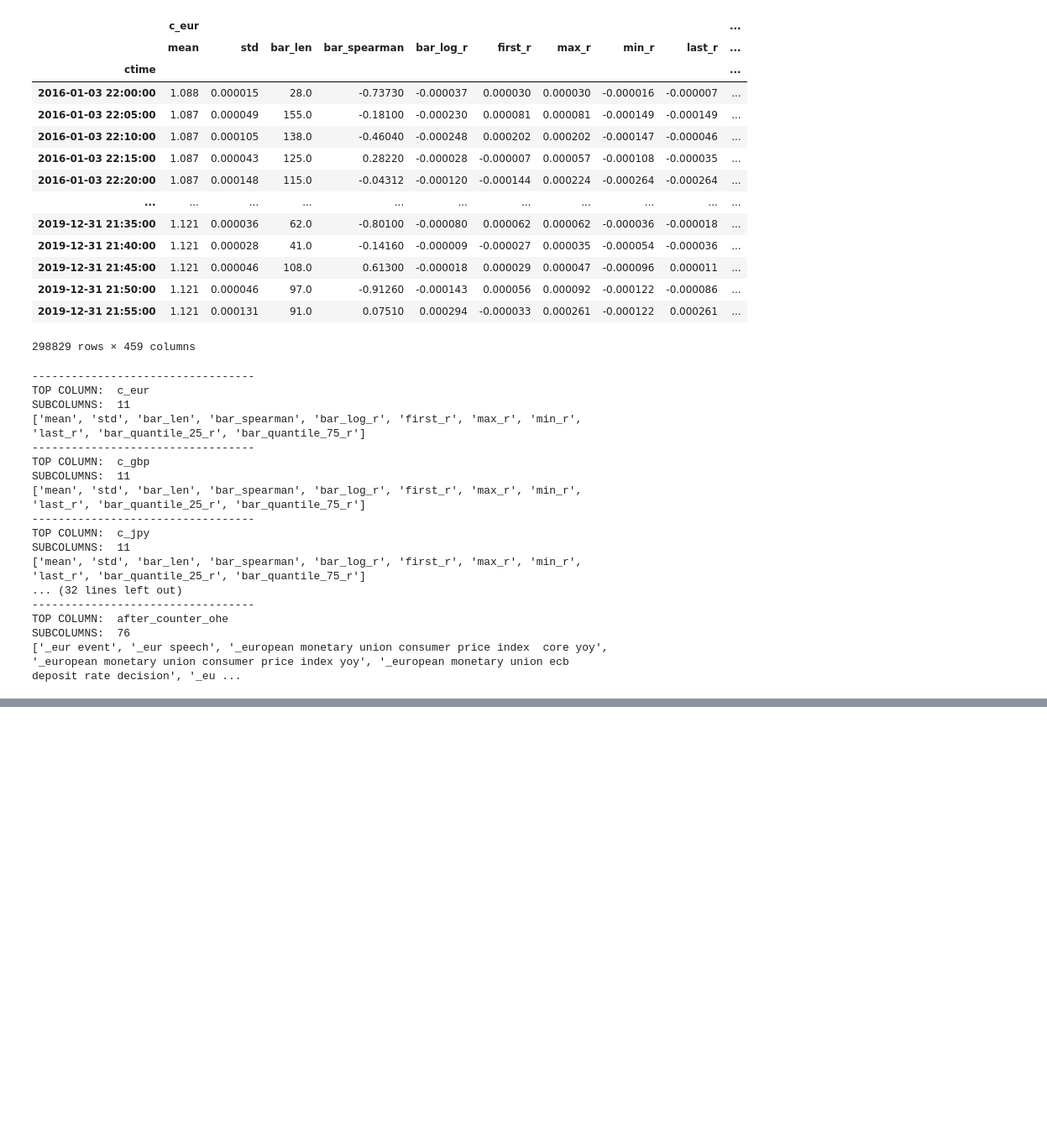
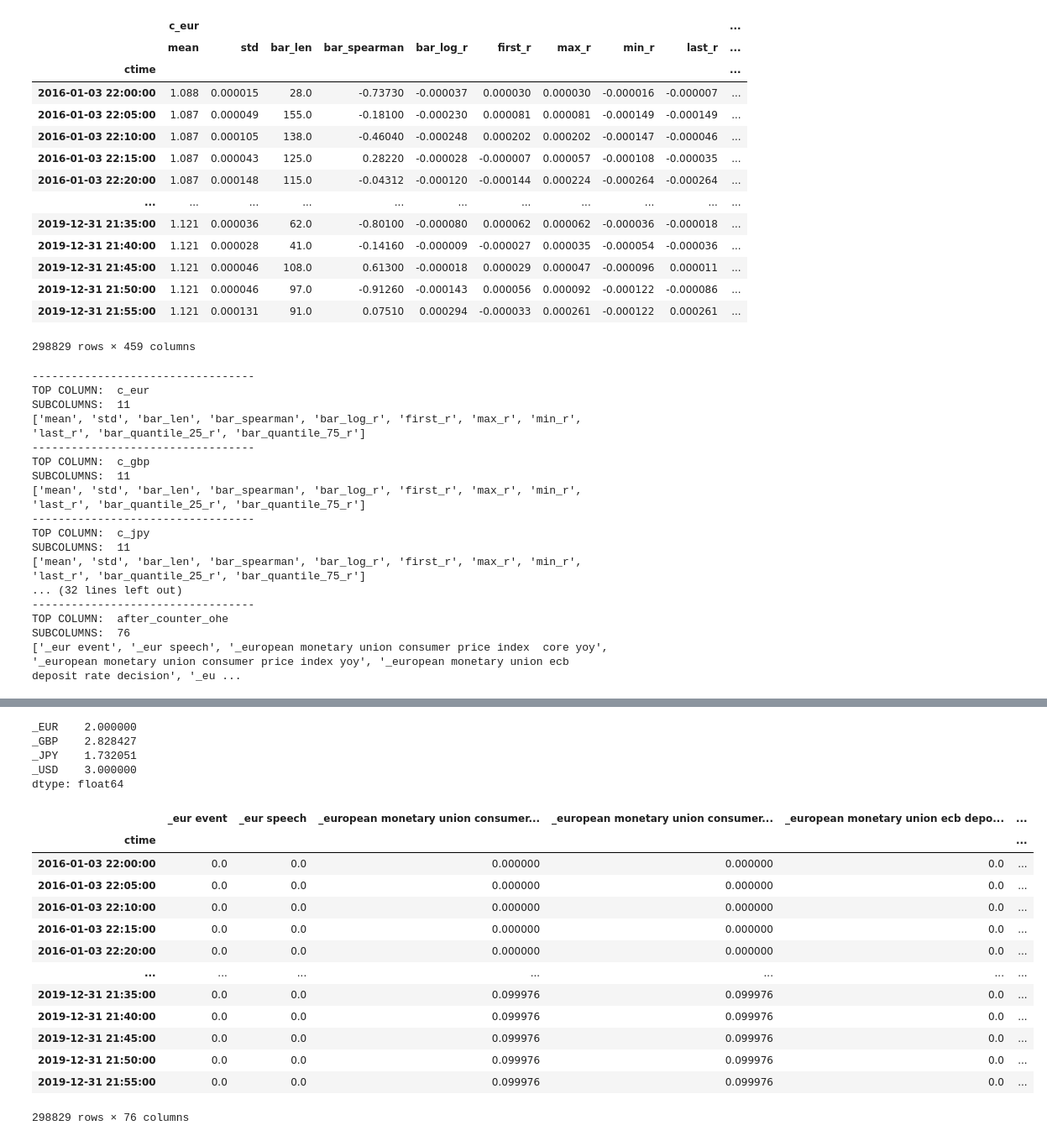
Before and after one commit to sinusgamma/probabilistic_wavenet_fx, a Jupyter notebook: wavenet_fx.ipynb, the cells around one changed output, grey strips where cells are left out. Shown at 84% size. Saved outputs shown, nothing was run; the diff lists cells and outputs as text; code cells hidden in the pictures; blank space fills up the shorter version.

Commit message:
normalize-standardize

```diff
--- a/wavenet_fx.ipynb
+++ b/wavenet_fx.ipynb
@@ -57,0 +99,19 @@ SUBCOLUMNS:  76
+# %%
+c_list = ['c_eur', 'c_gbp', 'c_jpy']
+# spearman doesn't need standardization
+c_single_features = ['mean', 'std', 'bar_len']
+
+# standardize features based on data up to 2019-01-01 00:00
+for cur in c_list:
+    for feature in c_single_features:
+        df.loc[:,(cur, feature)] = (df[cur, feature] - df[cur, feature].loc['2016':'2019'].mean())/df[cur, feature].loc['2016':'2019'].std()
+# %%
+c_related_features = ['bar_log_r','first_r','max_r','min_r','last_r','bar_quantile_25_r','bar_quantile_75_r']
+# these are related feature, we can think of them as one feature with subfeatures
+# they are on similar scale
+# and the pairs on the other side of the mean (like max_r and min_r) are almost symmetric
+# to preserve the signs we don't subtract the mean, only divide by the std
+# this way we preserve their relative size
+# *10000000 is only for easier comparison
+print(df['c_eur'][c_related_features].abs().mean()*10000000)
+print(df['c_eur'][c_related_features].mean()*10000000)
@@ -57,0 +135,6 @@ SUBCOLUMNS:  76
+# %%
+related_std = df[cur, 'bar_log_r'].loc['2016':'2019'].std()
+
+for cur in c_list:
+    for feature in c_related_features:
+        df.loc[:,(cur, feature)] = (df[cur, feature])/related_std
@@ -57,0 +162,31 @@ SUBCOLUMNS:  76
+# %%
+# 'event_cur' is on similar scale, we don't touch (normalization would be better than standardization)
+df['event_cur'].max()
+# %% [output]
+_EUR    2.000000
+_GBP    2.828427
+_JPY    1.732051
+_USD    3.000000
+dtype: float64
+# %%
+# should consider every event type alone, but there are 76 event types, so just normalize
+df['actual_ohe'] = (df['actual_ohe'] - df['actual_ohe'].loc['2016':'2019'].min())/(df['actual_ohe'].loc['2016':'2019'].max() - df['actual_ohe'].loc['2016':'2019'].min())
+# where max-min == 0 we get NaN, fill with 0
+df['actual_ohe'] = df['actual_ohe'].fillna(0.0)
+# %%
+df['surprise_ohe']
+# %% [output]
+|  | _eur event | _eur speech | _european monetary union consumer... | _european monetary union consumer... | _european monetary union ecb depo... | ... |
+| ctime |  |  |  |  |  | ... |
+| 2016-01-03 22:00:00 | 0.0 | 0.0 | 0.000000 | 0.000000 | 0.0 | ... |
+| 2016-01-03 22:05:00 | 0.0 | 0.0 | 0.000000 | 0.000000 | 0.0 | ... |
+| 2016-01-03 22:10:00 | 0.0 | 0.0 | 0.000000 | 0.000000 | 0.0 | ... |
+| 2016-01-03 22:15:00 | 0.0 | 0.0 | 0.000000 | 0.000000 | 0.0 | ... |
+| 2016-01-03 22:20:00 | 0.0 | 0.0 | 0.000000 | 0.000000 | 0.0 | ... |
+| ... | ... | ... | ... | ... | ... | ... |
+| 2019-12-31 21:35:00 | 0.0 | 0.0 | 0.099976 | 0.099976 | 0.0 | ... |
+| 2019-12-31 21:40:00 | 0.0 | 0.0 | 0.099976 | 0.099976 | 0.0 | ... |
+| 2019-12-31 21:45:00 | 0.0 | 0.0 | 0.099976 | 0.099976 | 0.0 | ... |
+| 2019-12-31 21:50:00 | 0.0 | 0.0 | 0.099976 | 0.099976 | 0.0 | ... |
+| 2019-12-31 21:55:00 | 0.0 | 0.0 | 0.099976 | 0.099976 | 0.0 | ... |
+298829 rows × 76 columns
```
Also changed, not shown: parts of 14 cells of this notebook.
